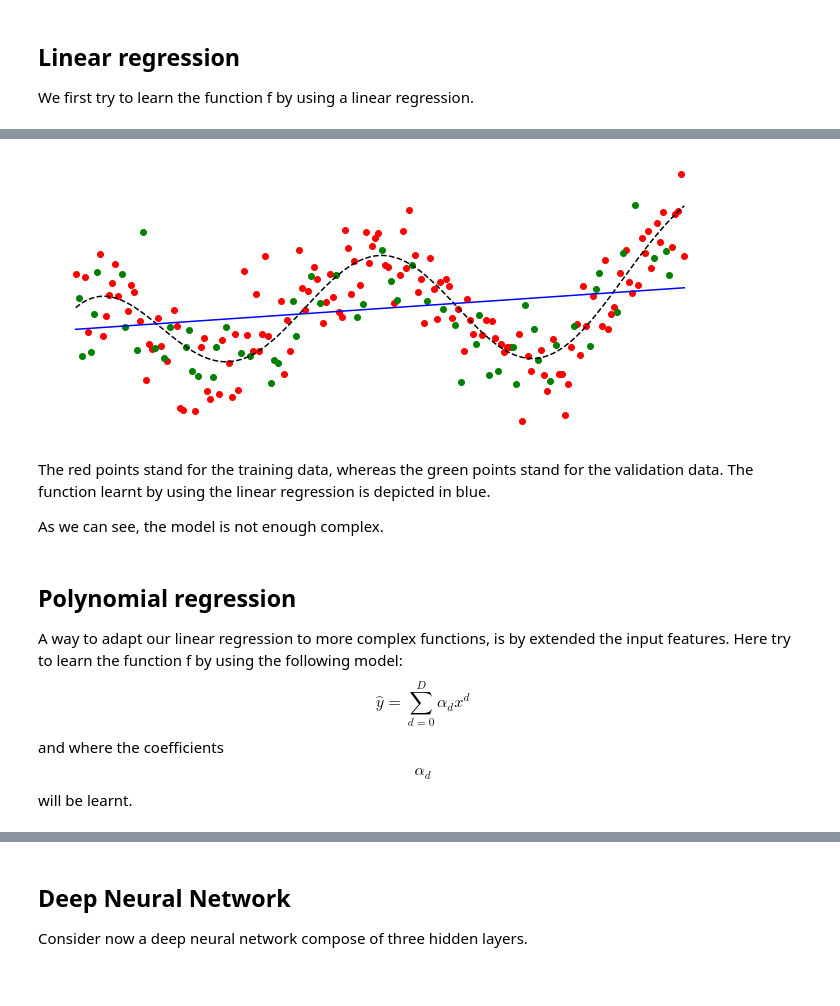
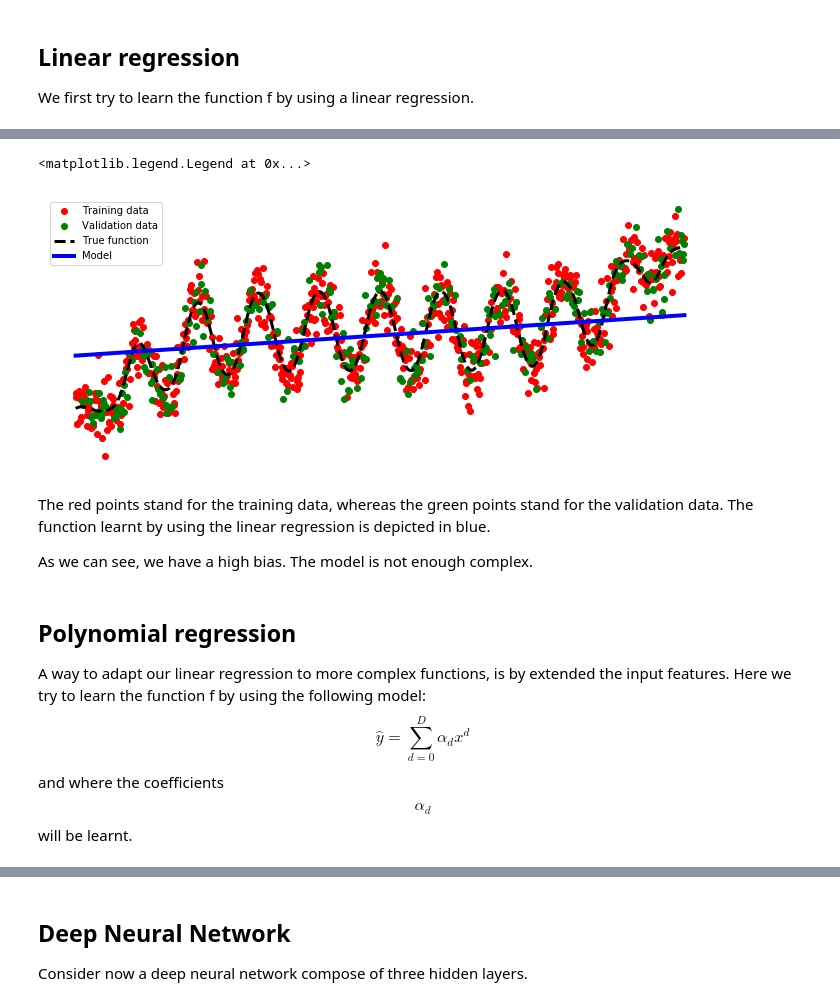
Before and after one commit to tarikfahlaoui/PyTorch, a Jupyter notebook: PyTorch_regression.ipynb, the cells around one changed output, grey strips where cells are left out. Cells and saved outputs as stored; diff of their text form; code cells hidden in the pictures.

```diff
--- a/PyTorch_regression.ipynb
+++ b/PyTorch_regression.ipynb
@@ -12,14 +12,17 @@ import pandas as pd
 
 %matplotlib inline
 
-h = 0.01
-var = 0.6
-omega = 2*math.pi
+h = 0.002
+var = 0.2
+omega = 10*math.pi
+eps = 0.5
 x = torch.arange(-1,1,h).view((-1,1))
-y_true = (torch.pow(x,5)+torch.cos(omega*x)).view((-1,1))
+y_true = (2*torch.pow(x,5)+eps*torch.cos(omega*x)).view((-1,1))
+y_true = torch.tanh(y_true)
 y = y_true + var*torch.randn(x.size())
 plt.figure(figsize=(12,5))
 plt.axis('off')
-plt.plot(x,y,'ro')
-plt.plot(x,y_true,'k--')
+plt.plot(x,y,'ro', label ='data')
+plt.plot(x,y_true,'k--',linewidth='3', label='True function')
+plt.legend()
 # %% [output]
@@ -116,22 +126,24 @@ y_pred = model(x).detach().numpy()
 # %%
 plt.figure(figsize=(12,5))
 plt.axis('off')
-plt.plot(x_train,y_train,'ro')
-plt.plot(x_test,y_test,'go')
-plt.plot(x,y_true,'k--')
-plt.plot(x,y_pred,'b-')
-plt.show()
+plt.plot(x_train,y_train,'ro', label='Training data')
+plt.plot(x_test,y_test,'go', label='Validation data')
+plt.plot(x,y_true,'k--',linewidth='3', label='True function')
+plt.plot(x,y_pred,'b-',linewidth='4', label='Model')
+plt.legend()
 # %% [output]
+<matplotlib.legend.Legend at 0x...>
-[figure, old version]
+[figure, new version]
 # %% [markdown]
 The red points stand for the training data, whereas the green points stand for the validation data.
 The function learnt by using the linear regression is depicted in blue.
 
-As we can see, the model is not enough complex.
+As we can see, we have a high bias.
+The model is not enough complex.
 # %% [markdown]
 ## Polynomial regression
 
 A way to adapt our linear regression to more complex functions, is by extended the input features.
-Here try to learn the function f by using the following model: $$\hat{y} = \sum\limits_{d=0}^D \alpha_d x^d$$
+Here we try to learn the function f by using the following model: $$\hat{y} = \sum\limits_{d=0}^D \alpha_d x^d$$
 and where the coefficients $$\alpha_d$$ will be learnt.
 # %%
```
Also changed, not shown: parts of 56 cells of this notebook.
